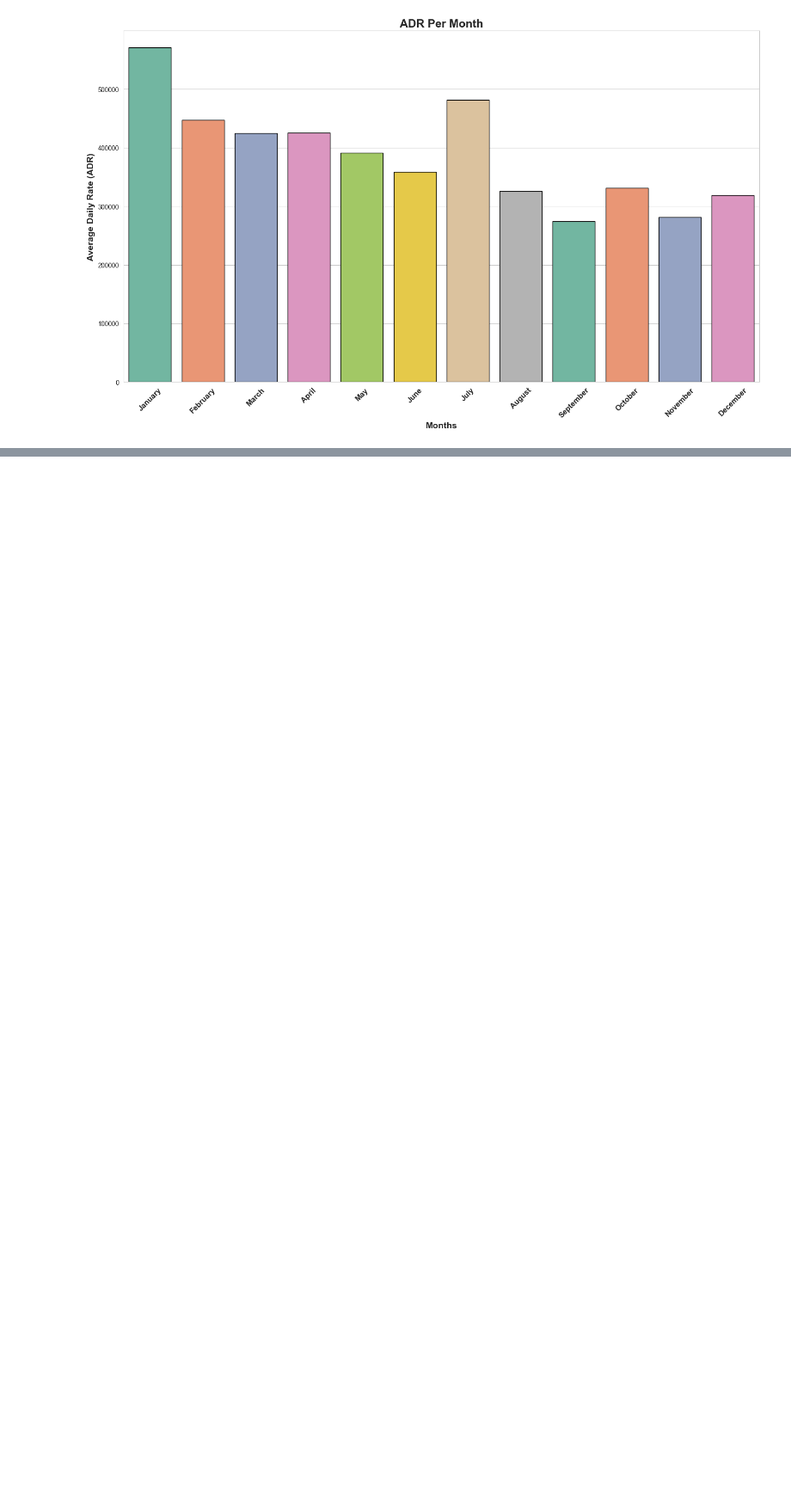
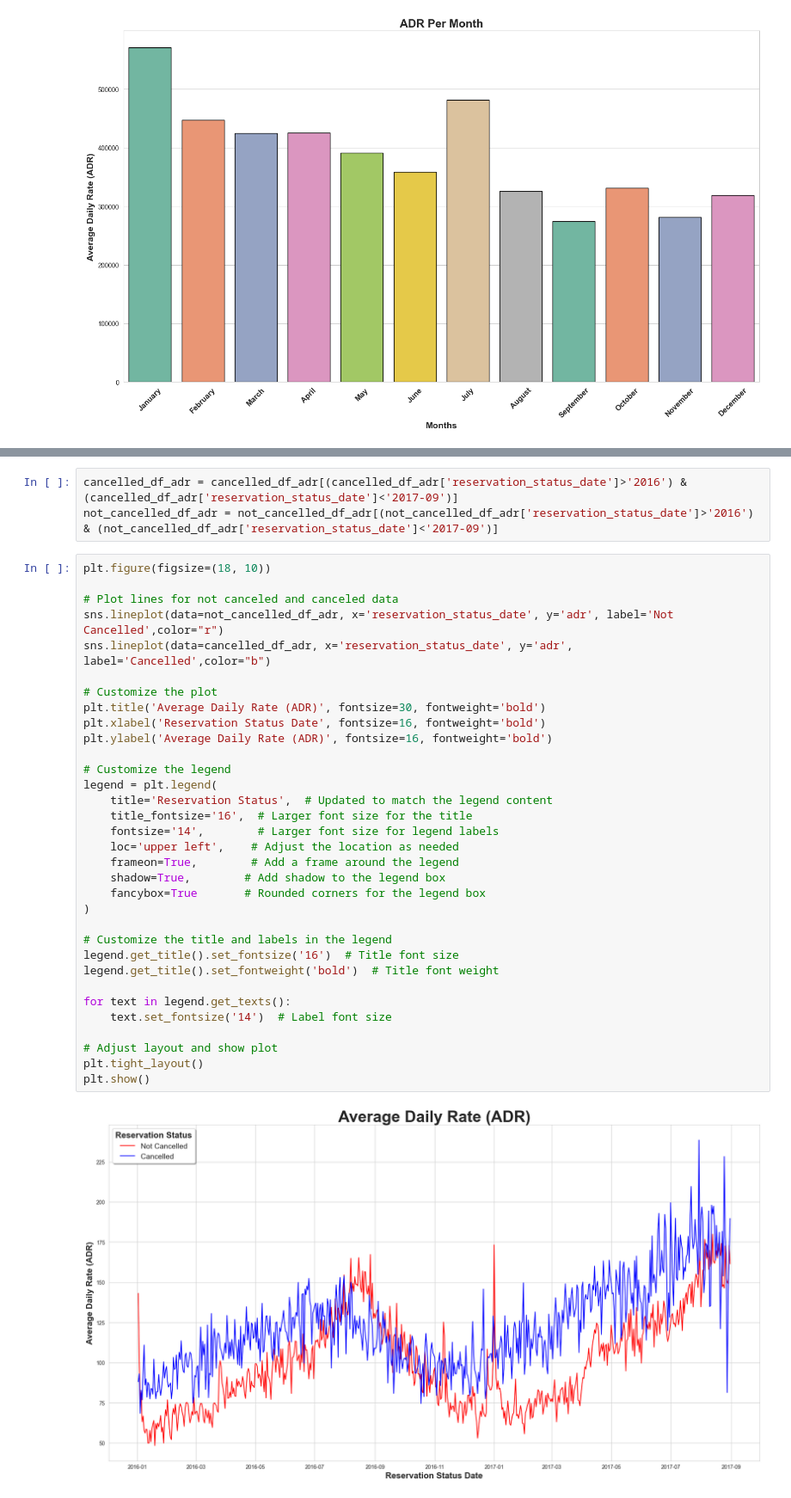
Before and after one commit to TanjiEvan/Guided-Projects, a Jupyter notebook: Youtube/Hotel Booking Cancellation Analysis/Hotel Booking Cancellation.ipynb, the cells around one changed output, grey strips where cells are left out. Shown at 86% size. Drawn from its saved outputs; the diff is of its cells as text; blank space fills up the shorter version.

```diff
--- a/Youtube/Hotel Booking Cancellation Analysis/Hotel Booking Cancellation.ipynb
+++ b/Youtube/Hotel Booking Cancellation Analysis/Hotel Booking Cancellation.ipynb
@@ -391,0 +492,38 @@ plt.show()
+# %%
+cancelled_df_adr = cancelled_df_adr[(cancelled_df_adr['reservation_status_date']>'2016') & (cancelled_df_adr['reservation_status_date']<'2017-09')]
+not_cancelled_df_adr = not_cancelled_df_adr[(not_cancelled_df_adr['reservation_status_date']>'2016') & (not_cancelled_df_adr['reservation_status_date']<'2017-09')]
+# %%
+plt.figure(figsize=(18, 10))
+
+# Plot lines for not canceled and canceled data
+sns.lineplot(data=not_cancelled_df_adr, x='reservation_status_date', y='adr', label='Not Cancelled',color="r")
+sns.lineplot(data=cancelled_df_adr, x='reservation_status_date', y='adr', label='Cancelled',color="b")
+
+# Customize the plot
+plt.title('Average Daily Rate (ADR)', fontsize=30, fontweight='bold')
+plt.xlabel('Reservation Status Date', fontsize=16, fontweight='bold')
+plt.ylabel('Average Daily Rate (ADR)', fontsize=16, fontweight='bold')
+
+# Customize the legend
+legend = plt.legend(
+    title='Reservation Status',  # Updated to match the legend content
+    title_fontsize='16',  # Larger font size for the title
+    fontsize='14',        # Larger font size for legend labels
+    loc='upper left',    # Adjust the location as needed
+    frameon=True,        # Add a frame around the legend
+    shadow=True,        # Add shadow to the legend box
+    fancybox=True       # Rounded corners for the legend box
+)
+
+# Customize the title and labels in the legend
+legend.get_title().set_fontsize('16')  # Title font size
+legend.get_title().set_fontweight('bold')  # Title font weight
+
+for text in legend.get_texts():
+    text.set_fontsize('14')  # Label font size
+
+# Adjust layout and show plot
+plt.tight_layout()
+plt.show()
+# %% [output]
+[figure, added]
```
Also changed, not shown: parts of 11 cells of this notebook.
